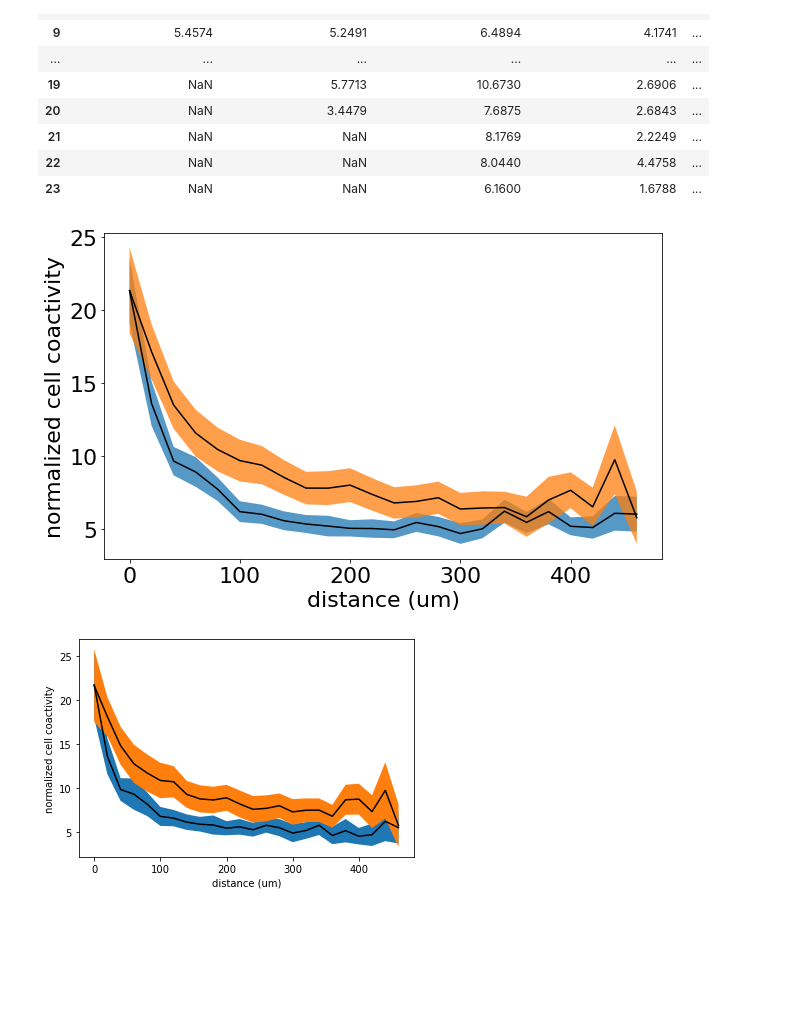
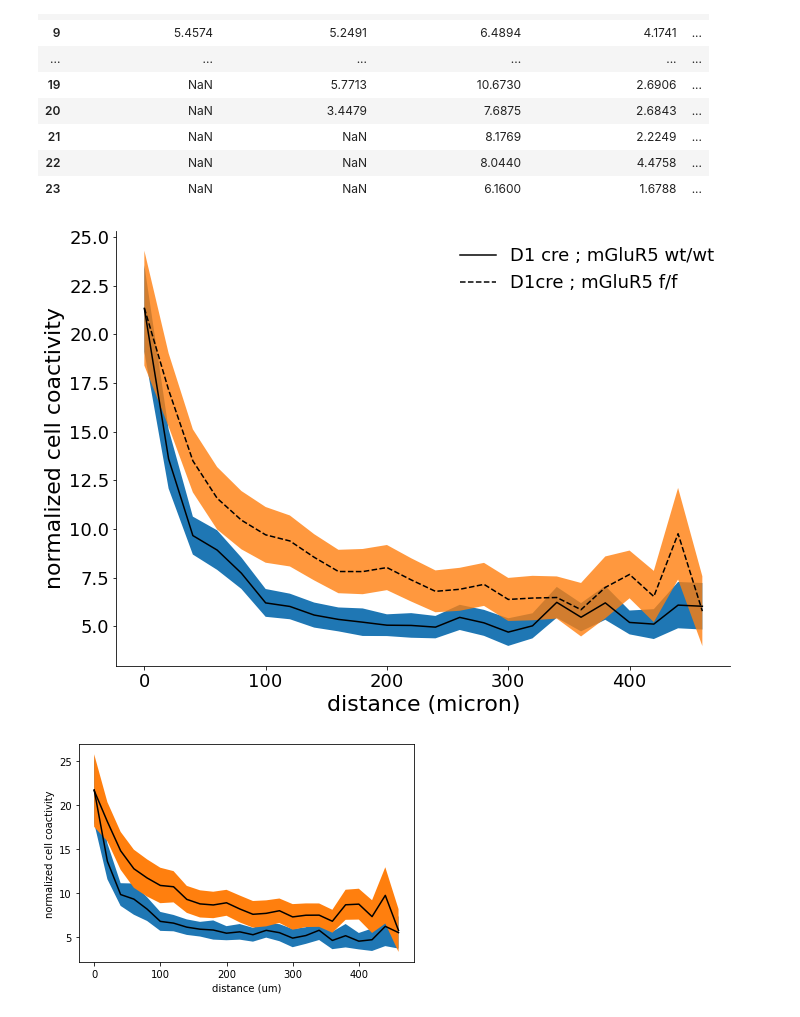
Before and after one commit to marburyvthesea/post_cnmfe_analysis, a Jupyter notebook: openfield_analysis/triggered_averaging/output_to_Jones_scripts_and_view_spatial_clusters.ipynb, the cells around one changed output. Cells and saved outputs as stored; diff of their text form; code cells hidden in the pictures; blank space fills up the shorter version.

```diff
--- a/openfield_analysis/triggered_averaging/output_to_Jones_scripts_and_view_spatial_clusters.ipynb
+++ b/openfield_analysis/triggered_averaging/output_to_Jones_scripts_and_view_spatial_clusters.ipynb
@@ -340,22 +345,40 @@ normlBinnedCellJaccards_df_wt
 | 23 | NaN | NaN | 6.1600 | 1.6788 | ... |
 # %%
 ## by session
-plt.figure(figsize=(10, 6))
+
+fig, (ax) = plt.subplots(1, 1, figsize=(11, 8))
+
 plt.rcParams.update({'font.size': 22})
 bin_scale = 20
-plt.plot(list(mean_to_plot_wt.index*bin_scale), mean_to_plot_wt, color='k')
+plt.plot(list(mean_to_plot_wt.index*bin_scale), mean_to_plot_wt, color='k', label='D1 cre ; mGluR5 wt/wt')
 plt.fill_between(list(mean_to_plot_wt.index*bin_scale), mean_to_plot_wt+std_error_wt,
-                 mean_to_plot_wt-std_error_wt, alpha=0.75)
-plt.plot(list(mean_to_plot_ko.index*bin_scale), mean_to_plot_ko, color='k')
+                 mean_to_plot_wt-std_error_wt)
+plt.plot(list(mean_to_plot_ko.index*bin_scale), mean_to_plot_ko, color='k', label='D1cre ; mGluR5 f/f', linestyle='dashed')
 plt.fill_between(list(mean_to_plot_ko.index*bin_scale), mean_to_plot_ko+std_error_ko,
-                 mean_to_plot_ko-std_error_ko, alpha=0.75)
+                 mean_to_plot_ko-std_error_ko, alpha=0.8)
+
+
+ax.spines['top'].set_visible(False)
+ax.spines['right'].set_visible(False)
+
+plt.rc('axes', labelsize=20)
+plt.rc('xtick', labelsize=14)    # fontsize of the tick labels
+plt.rc('ytick', labelsize=14)    # fontsize of the tick labels
+
 plt.ylabel('normalized cell coactivity')
-plt.xlabel('distance (um)')
+plt.xlabel('distance (micron)')
+
+plt.legend(loc=1, fontsize=18, frameon=False)
+plt.rc('axes', labelsize=22)
+plt.rc('xtick', labelsize=18)    # fontsize of the tick labels
+plt.rc('ytick', labelsize=18)    # fontsize of the tick labels
+
+
 plt.savefig('/projects/b1118/miniscope/analysis/summaryfigures/coactivity_data_combined_over_sessions_'+str(sd_threshold)+
             '.pdf', transparent=True)
 plt.show()
 # %% [output]
-[figure, old version]
+[figure, new version]
 # %%
 by_mouse_wt = concat_by_mouse(normlBinnedCellJaccards_df_wt)
 by_mouse_wt_mean = by_mouse_wt.mean(axis=1)
```
Also changed, not shown: parts of 3 cells of this notebook, 2 other files.
